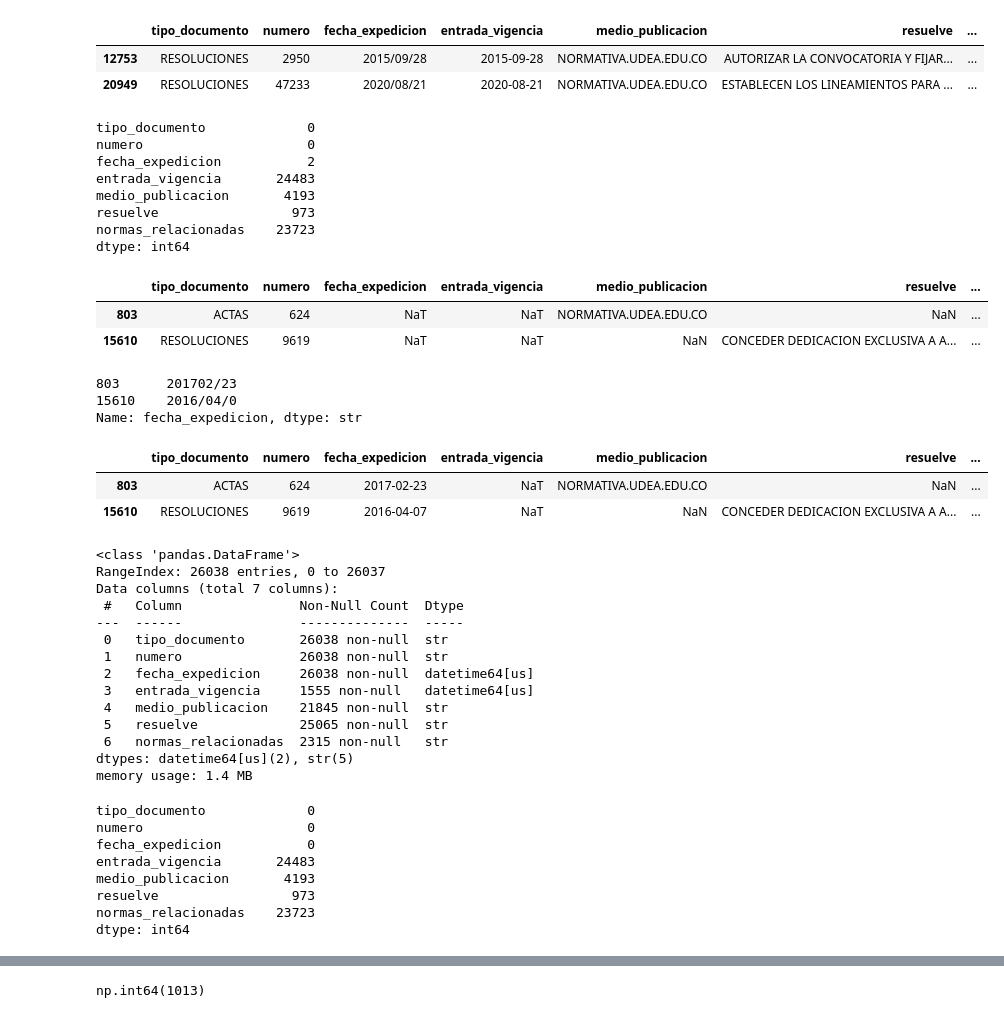
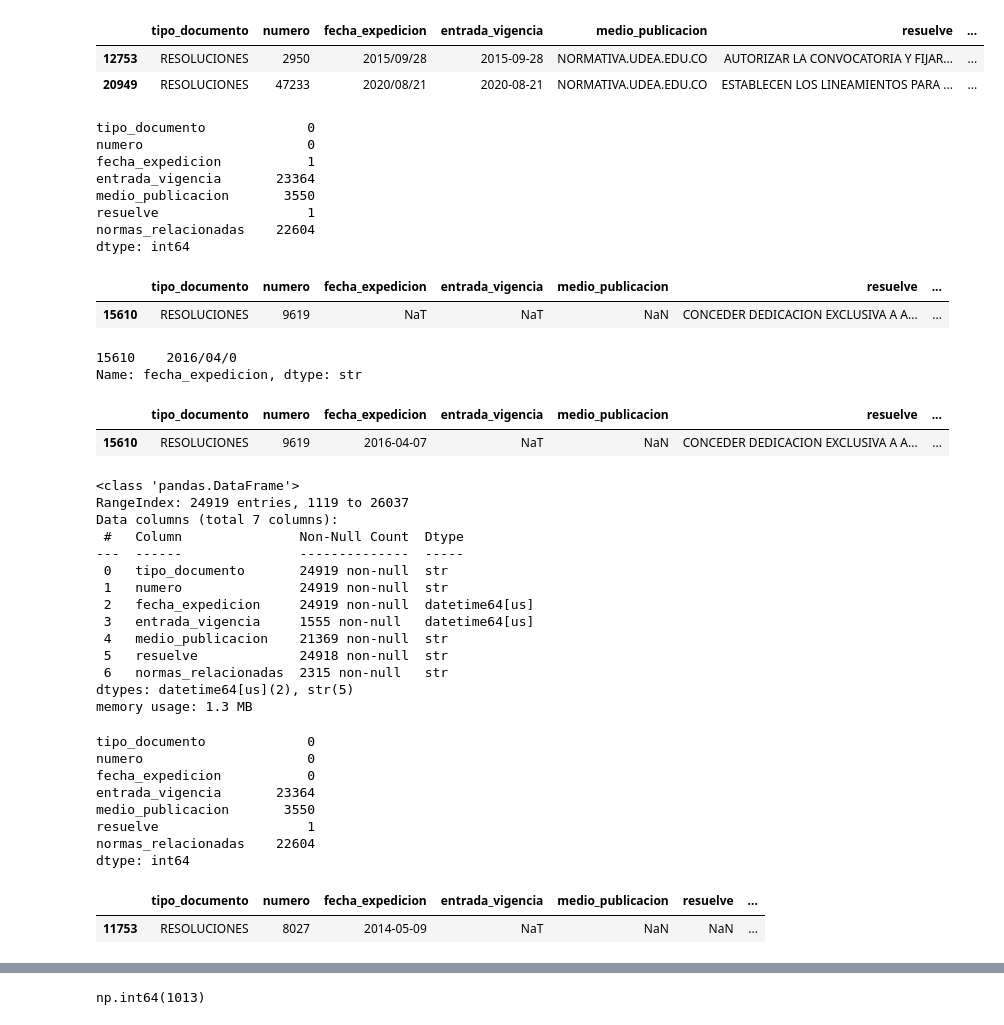
Before and after one commit to jhoanmoreno-94/Modelo_computacional, a Jupyter notebook: preprocesamiento_datos.ipynb, the cells around one changed output, grey strips where cells are left out. Drawn from its saved outputs; the diff is of its cells as text; code cells hidden in the pictures.

```diff
--- a/preprocesamiento_datos.ipynb
+++ b/preprocesamiento_datos.ipynb
@@ -70,0 +124,7 @@ np.int64(1034)
+# %%
+#Eliminar todas las actas del dataframe
+print("Antes:", df['tipo_documento'].value_counts())
+
+df = df[df['tipo_documento'].str.strip().str.upper() != 'ACTAS']
+
+print("Después:", df['tipo_documento'].value_counts())
@@ -121,11 +206,11 @@ df.isnull().sum()
 # %% [output]
 tipo_documento             0
 numero                     0
-fecha_expedicion           2
-entrada_vigencia       24483
-medio_publicacion       4193
-resuelve                 973
-normas_relacionadas    23723
+fecha_expedicion           1
+entrada_vigencia       23364
+medio_publicacion       3550
+resuelve                   1
+normas_relacionadas    22604
 dtype: int64
 # %%
 cambiaron_expedicion = antes_expedicion.notna() & df['fecha_expedicion'].isna()
@@ -133,53 +218,50 @@ cambiaron_expedicion = antes_expedicion.notna() & df['fecha_expedicion'].isna()
 df.iloc[cambiaron_expedicion]
 # %% [output]
 |  | tipo_documento | numero | fecha_expedicion | entrada_vigencia | medio_publicacion | resuelve | ... |
-| 803 | ACTAS | 624 | NaT | NaT | NORMATIVA.UDEA.EDU.CO | NaN | ... |
 | 15610 | RESOLUCIONES | 9619 | NaT | NaT | NaN | CONCEDER DEDICACION EXCLUSIVA A A... | ... |
 # %%
-antes_expedicion[cambiaron_expedicion] # la 15610 es 2016/04/07 y la 803 es 2017/02/23
+antes_expedicion[cambiaron_expedicion] # la 15610 es 2016/04/07
 # %% [output]
-803      201702/23
 15610    2016/04/0
 Name: fecha_expedicion, dtype: str
 # %%
-df.loc[803, 'fecha_expedicion'] = pd.to_datetime('2017/02/23')
 df.loc[15610, 'fecha_expedicion'] = pd.to_datetime('2016/04/07')
 # %%
-df.iloc[[803, 15610]]
+df.loc[[15610]]
 # %% [output]
 |  | tipo_documento | numero | fecha_expedicion | entrada_vigencia | medio_publicacion | resuelve | ... |
-| 803 | ACTAS | 624 | 2017-02-23 | NaT | NORMATIVA.UDEA.EDU.CO | NaN | ... |
 | 15610 | RESOLUCIONES | 9619 | 2016-04-07 | NaT | NaN | CONCEDER DEDICACION EXCLUSIVA A A... | ... |
 # %%
 df.info()
 # %% [output]
 <class 'pandas.DataFrame'>
-RangeIndex: 26038 entries, 0 to 26037
+RangeIndex: 24919 entries, 1119 to 26037
 Data columns (total 7 columns):
  #   Column               Non-Null Count  Dtype
 ---  ------               --------------  -----
- 0   tipo_documento       26038 non-null  str
- 1   numero               26038 non-null  str
- 2   fecha_expedicion     26038 non-null  datetime64[us]
+ 0   tipo_documento       24919 non-null  str
+ 1   numero               24919 non-null  str
+ 2   fecha_expedicion     24919 non-null  datetime64[us]
  3   entrada_vigencia     1555 non-null   datetime64[us]
- 4   medio_publicacion    21845 non-null  str
- 5   resuelve             25065 non-null  str
+ 4   medio_publicacion    21369 non-null  str
+ 5   resuelve             24918 non-null  str
  6   normas_relacionadas  2315 non-null   str
 dtypes: datetime64[us](2), str(5)
-memory usage: 1.4 MB
+memory usage: 1.3 MB
 # %%
 df.isnull().sum()
 # %% [output]
 tipo_documento             0
 numero                     0
 fecha_expedicion           0
-entrada_vigencia       24483
-medio_publicacion       4193
-resuelve                 973
-normas_relacionadas    23723
+entrada_vigencia       23364
+medio_publicacion       3550
+resuelve                   1
+normas_relacionadas    22604
 dtype: int64
 # %%
-df['entrada_vigencia'] = df['entrada_vigencia'].fillna('1900-01-01').apply(pd.to_datetime, errors='coerce')
-df['medio_publicacion'] = df['medio_publicacion'].fillna('No registrado')
-df['normas_relacionadas'] = df['normas_relacionadas'].fillna('No registradas')
-df.dropna(subset=['resuelve'], inplace=True)
+#identificar la fila que tiene un valor nulo en 'resuelve'
+df[df['resuelve'].isnull()]
+# %% [output]
+|  | tipo_documento | numero | fecha_expedicion | entrada_vigencia | medio_publicacion | resuelve | ... |
+| 11753 | RESOLUCIONES | 8027 | 2014-05-09 | NaT | NaN | NaN | ... |
```
Also changed, not shown: parts of 32 cells of this notebook, 2 other files.
